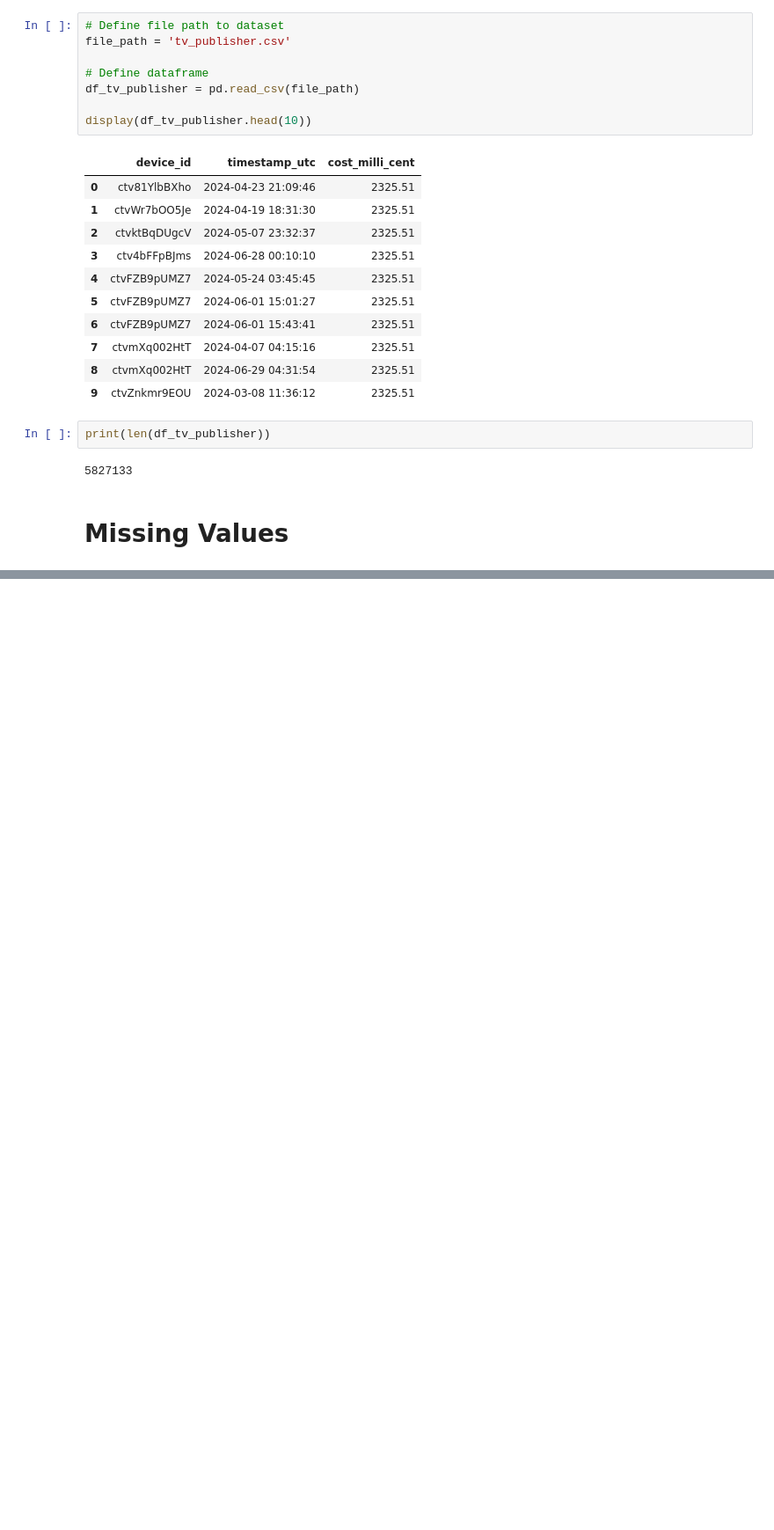
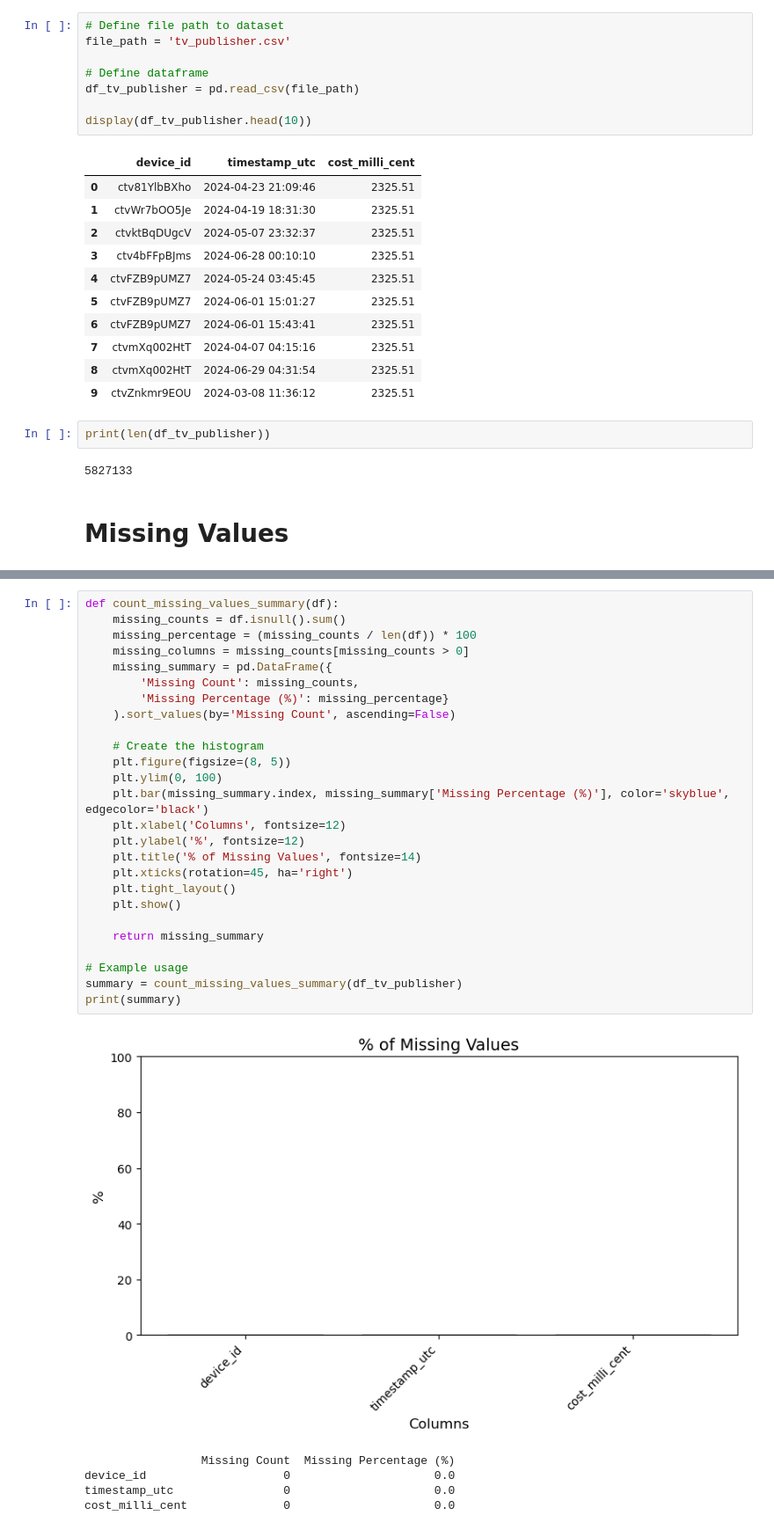
Before and after one commit to nguibe/Pet-food, a Jupyter notebook: lennart_data_cleaning_tv_publisher.ipynb, the cells around one changed output, grey strips where cells are left out. Shown at 88% size. Drawn from its saved outputs; the diff is of its cells as text; blank space fills up the shorter version.

Commit message:
start data cleaning for tv_publsiher

```diff
--- a/lennart_data_cleaning_tv_publisher.ipynb
+++ b/lennart_data_cleaning_tv_publisher.ipynb
@@ -63,0 +63,32 @@ print(len(df_tv_publisher))
+# %%
+def count_missing_values_summary(df):
+    missing_counts = df.isnull().sum()
+    missing_percentage = (missing_counts / len(df)) * 100
+    missing_columns = missing_counts[missing_counts > 0]
+    missing_summary = pd.DataFrame({
+        'Missing Count': missing_counts,
+        'Missing Percentage (%)': missing_percentage}
+    ).sort_values(by='Missing Count', ascending=False)
+
+    # Create the histogram
+    plt.figure(figsize=(8, 5))
+    plt.ylim(0, 100)
+    plt.bar(missing_summary.index, missing_summary['Missing Percentage (%)'], color='skyblue', edgecolor='black')
+    plt.xlabel('Columns', fontsize=12)
+    plt.ylabel('%', fontsize=12)
+    plt.title('% of Missing Values', fontsize=14)
+    plt.xticks(rotation=45, ha='right')
+    plt.tight_layout()
+    plt.show()
+
+    return missing_summary
+
+# Example usage
+summary = count_missing_values_summary(df_tv_publisher)
+print(summary)
+# %% [output]
+[figure, added]
+                 Missing Count  Missing Percentage (%)
+device_id                    0                     0.0
+timestamp_utc                0                     0.0
+cost_milli_cent              0                     0.0
```
Also changed, not shown: parts of 30 cells of this notebook.
